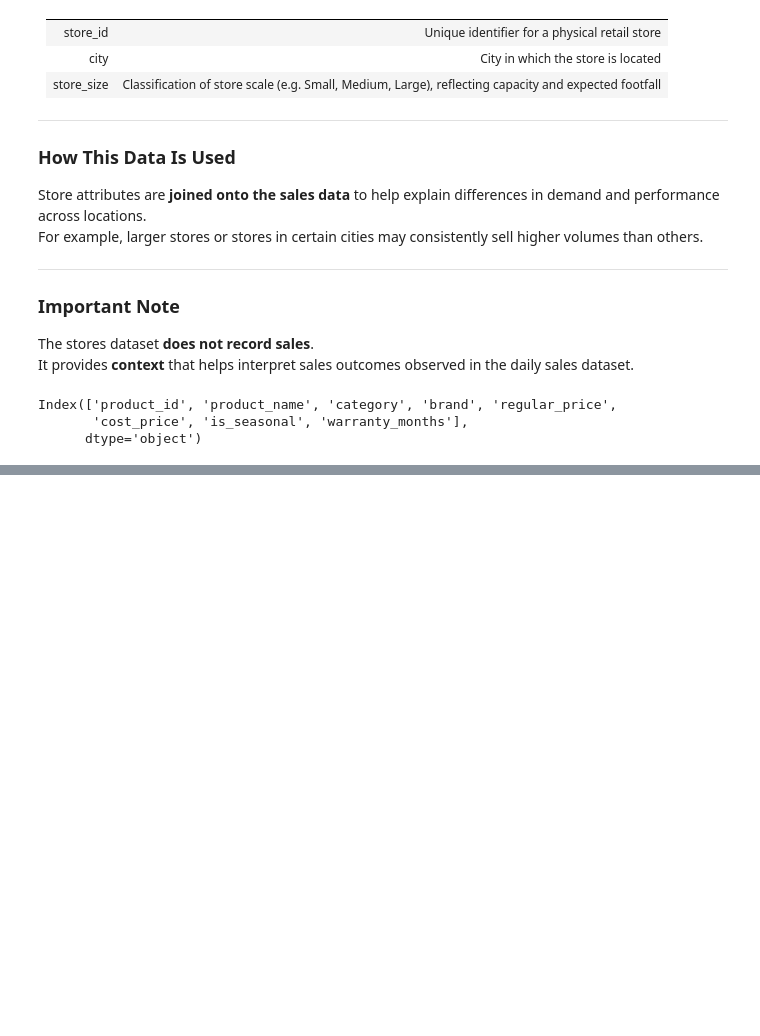
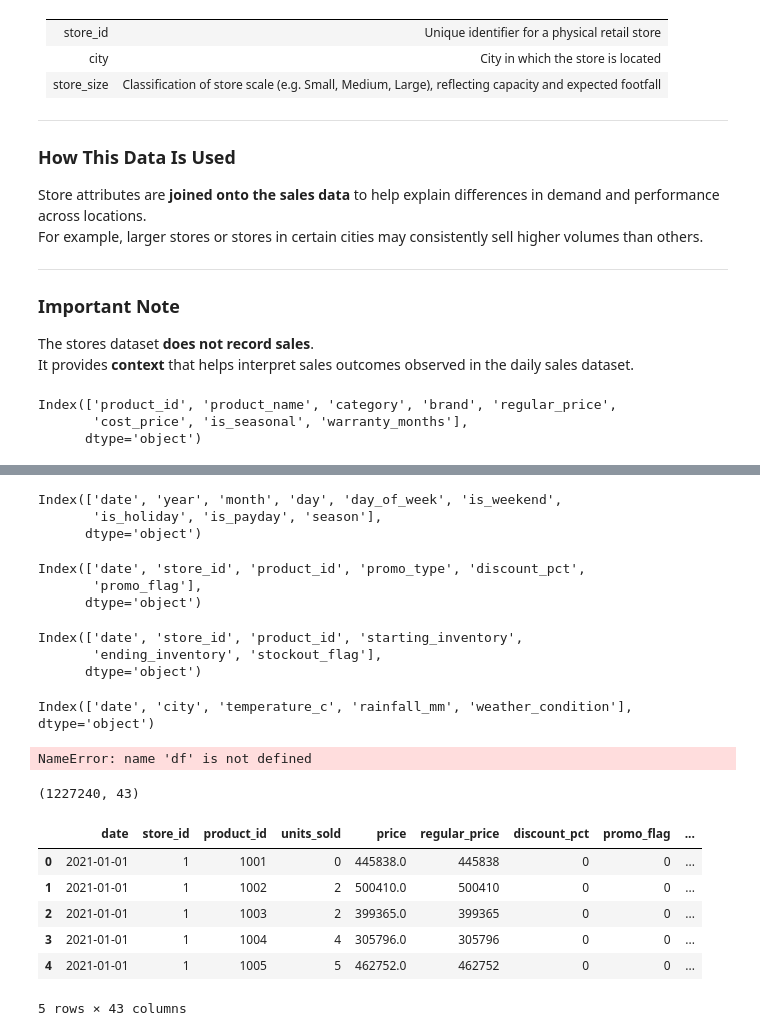
Before and after one commit to Bonaboss01/retail-sales-forecasting-genai, a Jupyter notebook: notebooks/Untitled.ipynb, the cells around one changed output, grey strips where cells are left out. Cells and saved outputs as stored; diff of their text form; code cells hidden in the pictures; blank space fills up the shorter version.

```diff
--- a/notebooks/Untitled.ipynb
+++ b/notebooks/Untitled.ipynb
@@ -228,0 +235,47 @@ products.head()
+# %%
+calendar.columns
+# %% [output]
+Index(['date', 'year', 'month', 'day', 'day_of_week', 'is_weekend',
+       'is_holiday', 'is_payday', 'season'],
+      dtype='object')
+# %%
+promos.columns
+# %% [output]
+Index(['date', 'store_id', 'product_id', 'promo_type', 'discount_pct',
+       'promo_flag'],
+      dtype='object')
+# %%
+inventory.columns
+# %% [output]
+Index(['date', 'store_id', 'product_id', 'starting_inventory',
+       'ending_inventory', 'stockout_flag'],
+      dtype='object')
+# %%
+weather.columns
+# %% [output]
+Index(['date', 'city', 'temperature_c', 'rainfall_mm', 'weather_condition'], dtype='object')
+# %%
+df['date'].min(), df['date'].max()
+# %% [output]
+NameError: name 'df' is not defined
+# %%
+df = (
+    sales
+    .merge(products, on="product_id", how="left", suffixes=("", "_product"))
+    .merge(stores, on="store_id", how="left", suffixes=("", "_store"))
+    .merge(calendar, on="date", how="left", suffixes=("", "_cal"))
+    .merge(weather, on=["date", "city"], how="left", suffixes=("", "_weather"))
+    .merge(promos, on=["date", "store_id", "product_id"], how="left", suffixes=("", "_promo"))
+)
+
+print(df.shape)
+df.head()
+# %% [output]
+(1227240, 43)
+|  | date | store_id | product_id | units_sold | price | regular_price | discount_pct | promo_flag | ... |
+| 0 | 2021-01-01 | 1 | 1001 | 0 | 445838.0 | 445838 | 0 | 0 | ... |
+| 1 | 2021-01-01 | 1 | 1002 | 2 | 500410.0 | 500410 | 0 | 0 | ... |
+| 2 | 2021-01-01 | 1 | 1003 | 2 | 399365.0 | 399365 | 0 | 0 | ... |
+| 3 | 2021-01-01 | 1 | 1004 | 4 | 305796.0 | 305796 | 0 | 0 | ... |
+| 4 | 2021-01-01 | 1 | 1005 | 5 | 462752.0 | 462752 | 0 | 0 | ... |
+5 rows × 43 columns
```
Also changed, not shown: parts of 2 cells of this notebook, 1 other file.
